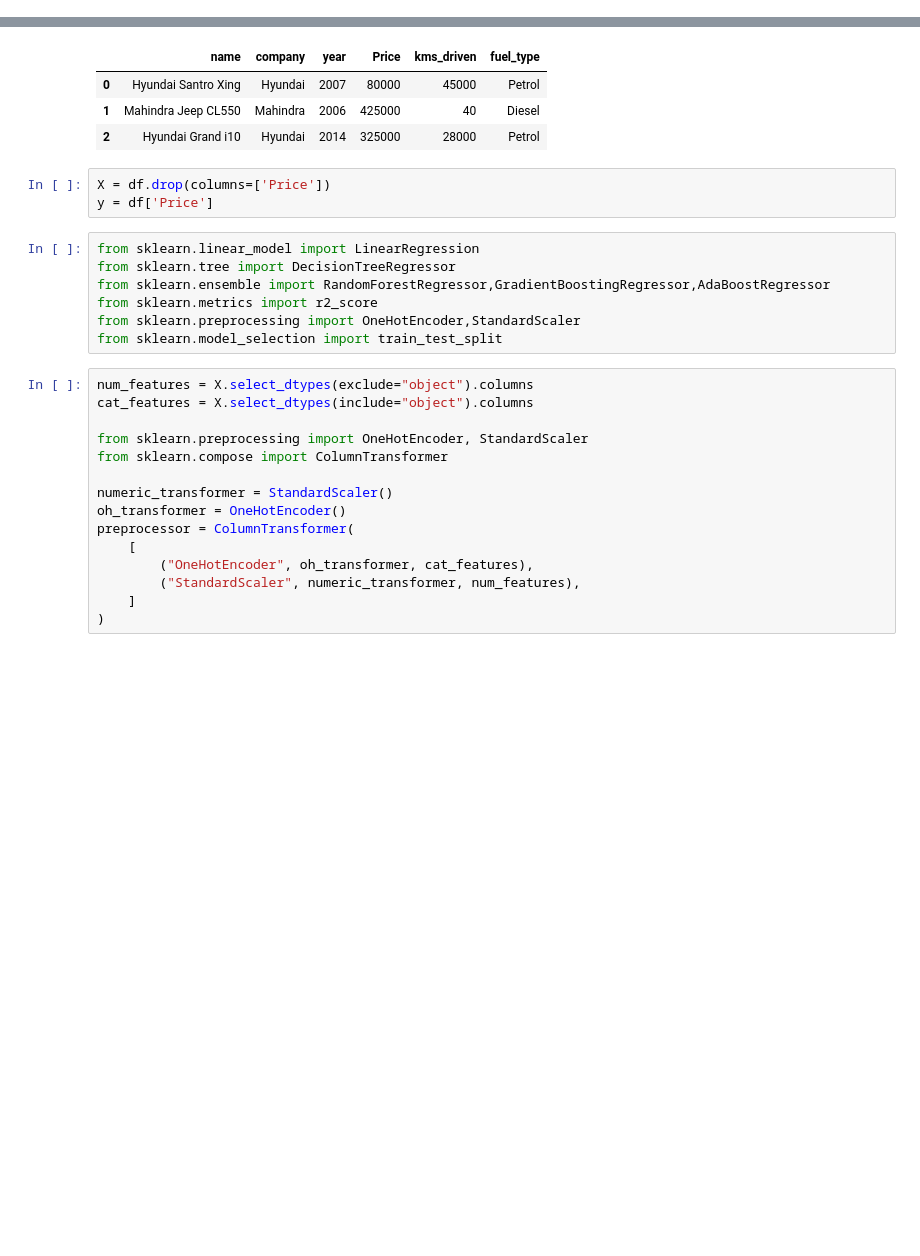
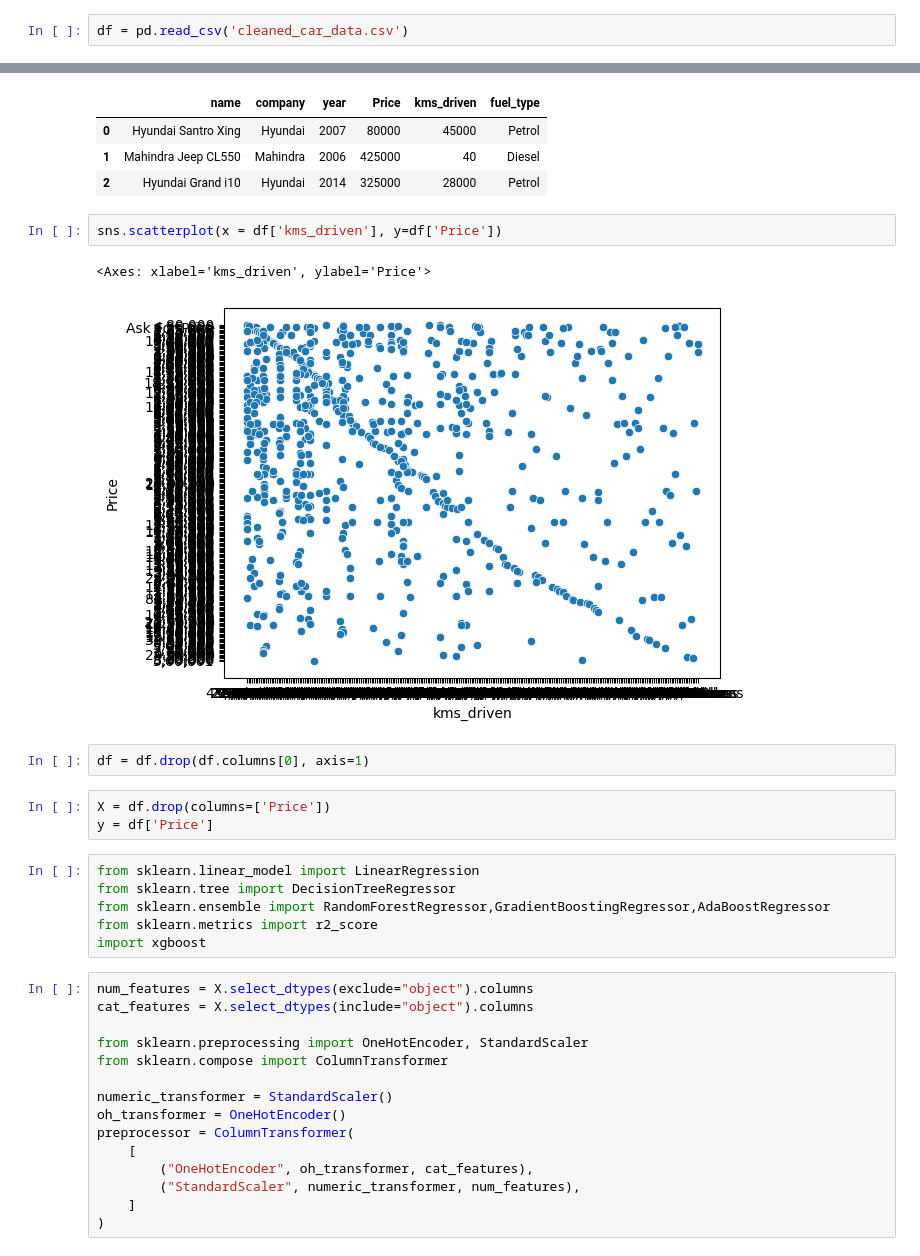
Before and after one commit to ABIR-CSE-2125/Car-Price-Prediction, a Jupyter notebook: index.ipynb, the cells around one changed output, grey strips where cells are left out. Cells and saved outputs as stored; diff of their text form; blank space fills up the shorter version.

```diff
--- a/index.ipynb
+++ b/index.ipynb
@@ -222,6 +222,8 @@ we checked and found out that only 7 cars were above 20 lakhs. So we neglected t
 df.to_csv("cleaned_car_data.csv")
 # %% [markdown]
 ## Model Training
+# %%
+df = pd.read_csv('cleaned_car_data.csv')
 # %%
 df.head(3)
 # %% [output]
@@ -229,6 +231,13 @@ df.head(3)
 | 0 | Hyundai Santro Xing | Hyundai | 2007 | 80000 | 45000 | Petrol |
 | 1 | Mahindra Jeep CL550 | Mahindra | 2006 | 425000 | 40 | Diesel |
 | 2 | Hyundai Grand i10 | Hyundai | 2014 | 325000 | 28000 | Petrol |
+# %%
+sns.scatterplot(x = df['kms_driven'], y=df['Price'])
+# %% [output]
+<Axes: xlabel='kms_driven', ylabel='Price'>
+[figure, added]
+# %%
+df = df.drop(df.columns[0], axis=1)
 # %%
 X = df.drop(columns=['Price'])
 y = df['Price']
@@ -237,8 +246,7 @@ from sklearn.linear_model import LinearRegression
 from sklearn.tree import DecisionTreeRegressor
 from sklearn.ensemble import RandomForestRegressor,GradientBoostingRegressor,AdaBoostRegressor
 from sklearn.metrics import r2_score
-from sklearn.preprocessing import OneHotEncoder,StandardScaler
-from sklearn.model_selection import train_test_split
+import xgboost
 # %%
 num_features = X.select_dtypes(exclude="object").columns
 cat_features = X.select_dtypes(include="object").columns
```
Also changed, not shown: parts of 13 cells of this notebook, 1 other file.
